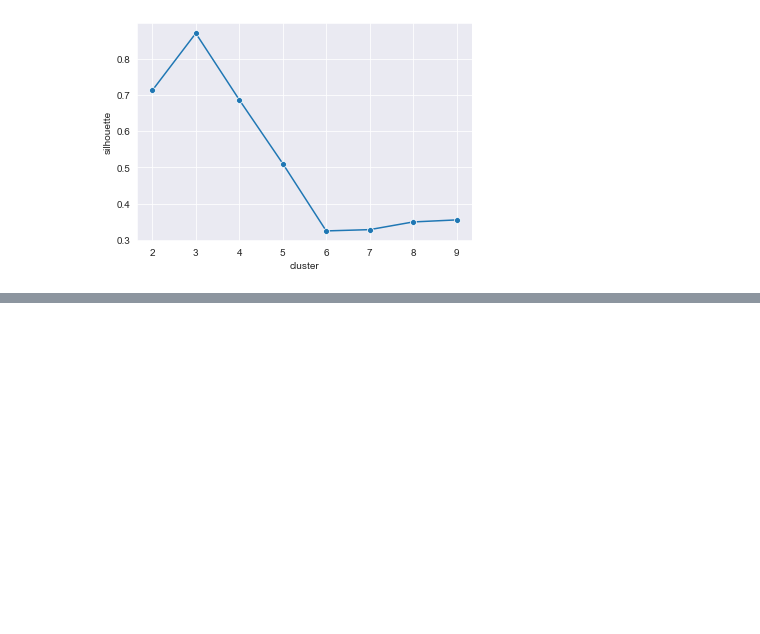
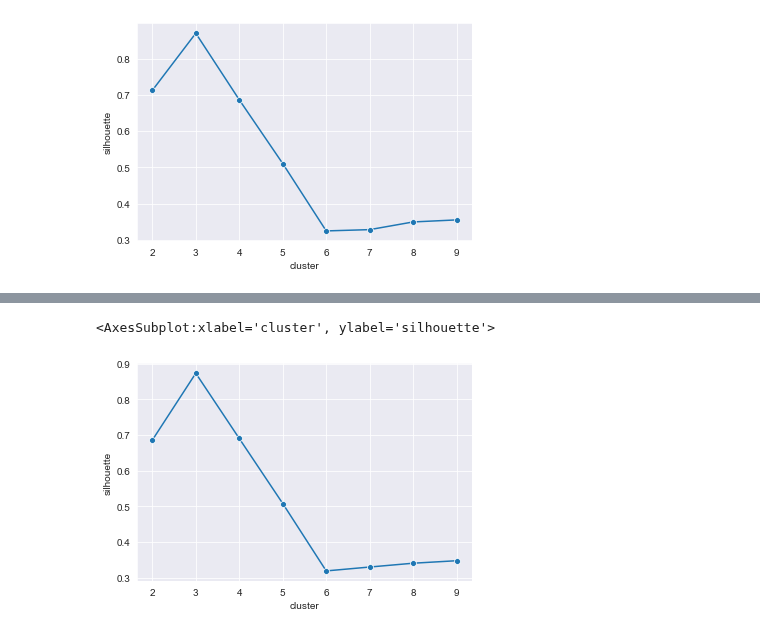
Before and after one commit to UdTatyana/SF-Data-Science, a Jupyter notebook: Skillfactory/ML-4 Кластеризация/K-количество кластеров.ipynb, the cells around one changed output, grey strips where cells are left out. Cells and saved outputs as stored; diff of their text form; code cells hidden in the pictures; blank space fills up the shorter version.

```diff
--- a/Skillfactory/ML-4 Кластеризация/K-количество кластеров.ipynb
+++ b/Skillfactory/ML-4 Кластеризация/K-количество кластеров.ipynb
@@ -72,0 +82,19 @@ sns.lineplot(data=silhouette_df, x="cluster", y="silhouette", marker= "o")
+# %%
+X = pd.read_csv('data/values_from_the_instrument.csv')
+
+sil_res = {"silhouette": [], "cluster": []}
+
+for cluster_num in range(2, 10):
+    sil_res["silhouette"].append(get_silhouette(cluster_num, X))
+    sil_res["cluster"].append(cluster_num)
+
+# сохраним в датафрейм значение силуэта и количество кластеров
+sil_df = pd.DataFrame(sil_res)
+
+# установим стиль для визуализиции
+sns.set_style("darkgrid")
+# визуализируем зависимость значения инерции от количества кластеров
+sns.lineplot(data=sil_df, x="cluster", y="silhouette", marker= "o")
+# %% [output]
+<AxesSubplot:xlabel='cluster', ylabel='silhouette'>
+[figure, added]
```
Also changed, not shown: parts of 2 cells of this notebook.
